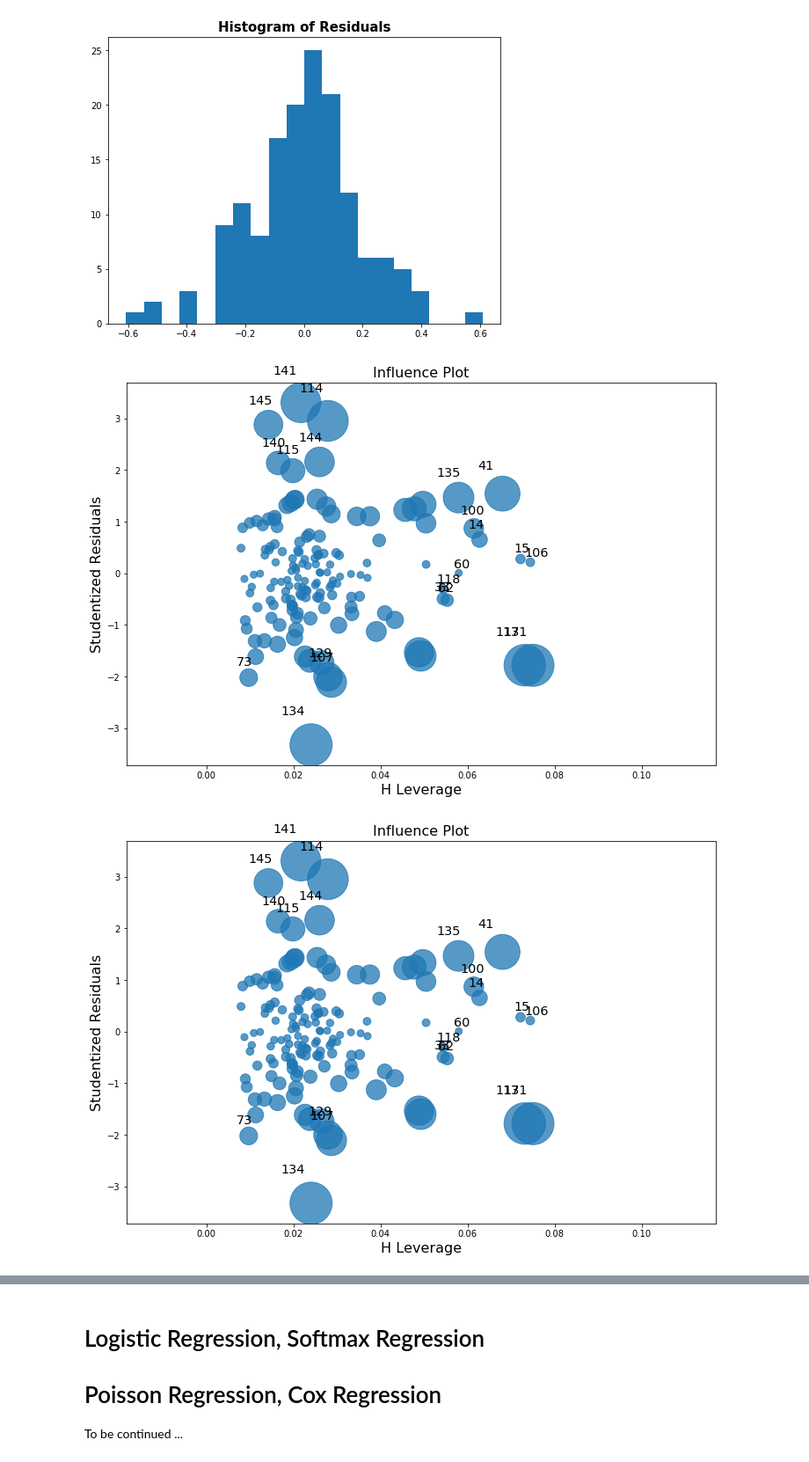
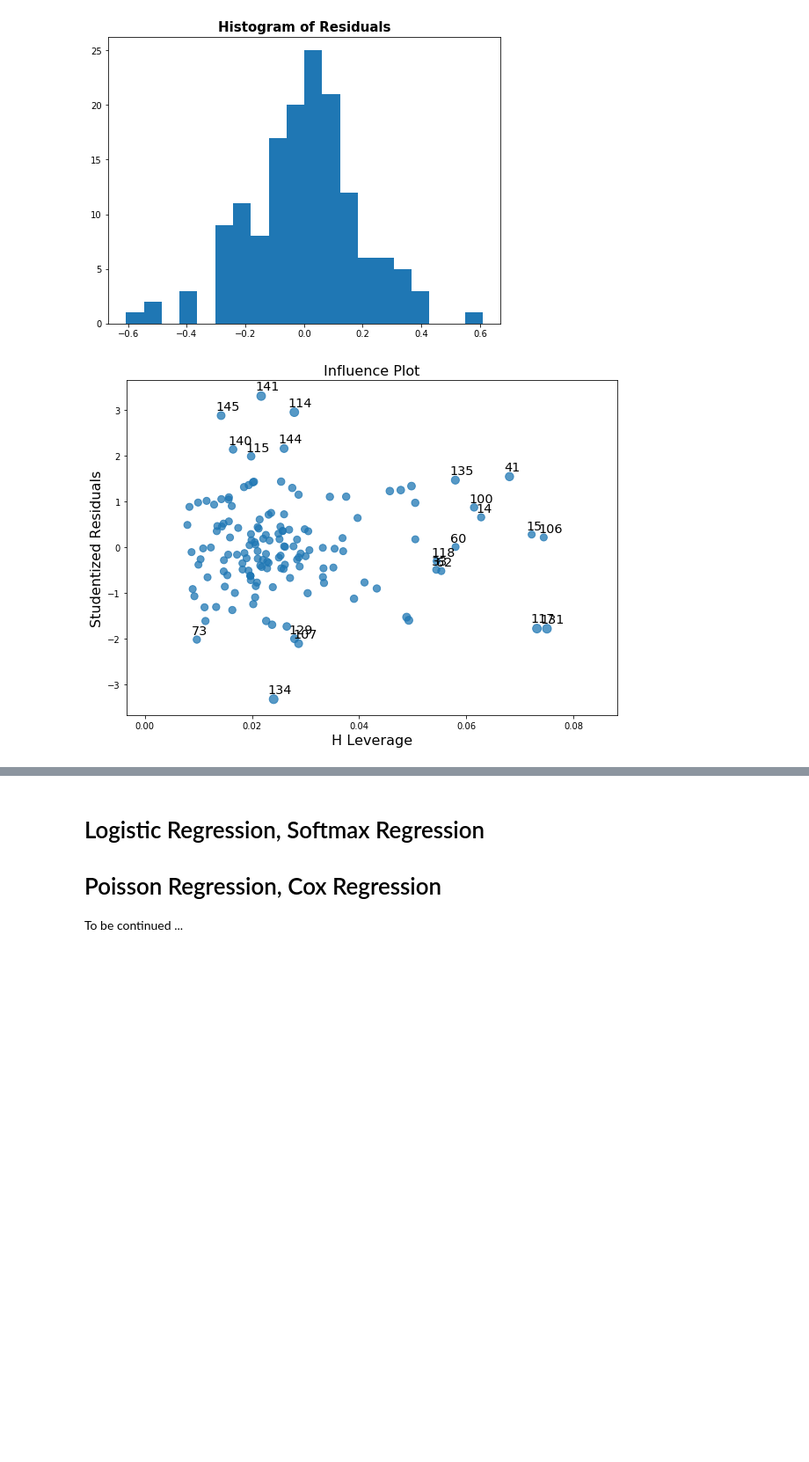
Before and after one commit to anhnguyendepocen/Stat3612, a Jupyter notebook: Lecture3/Lecture3 Generalized Linear Models.ipynb, the cells around one changed output, grey strips where cells are left out. Shown at 88% size. Drawn from its saved outputs; the diff is of its cells as text; code cells hidden in the pictures; blank space fills up the shorter version.

```diff
--- a/Lecture3/Lecture3 Generalized Linear Models.ipynb
+++ b/Lecture3/Lecture3 Generalized Linear Models.ipynb
@@ -80,8 +74,8 @@ plt.show()
 # %% [output]
 [figure]
 # %%
-fig, ax = plt.subplots(figsize=(12,8))
-sm.graphics.influence_plot(lm, ax=ax, criterion="cooks")
+fig, ax = plt.subplots(figsize=(10,7))
+sm.graphics.influence_plot(lm, ax=ax, size=10)
+plt.show()
 # %% [output]
-[figure, old version]
+[figure, new version]
-[figure, removed]
```
Also changed, not shown: parts of 7 cells of this notebook.
